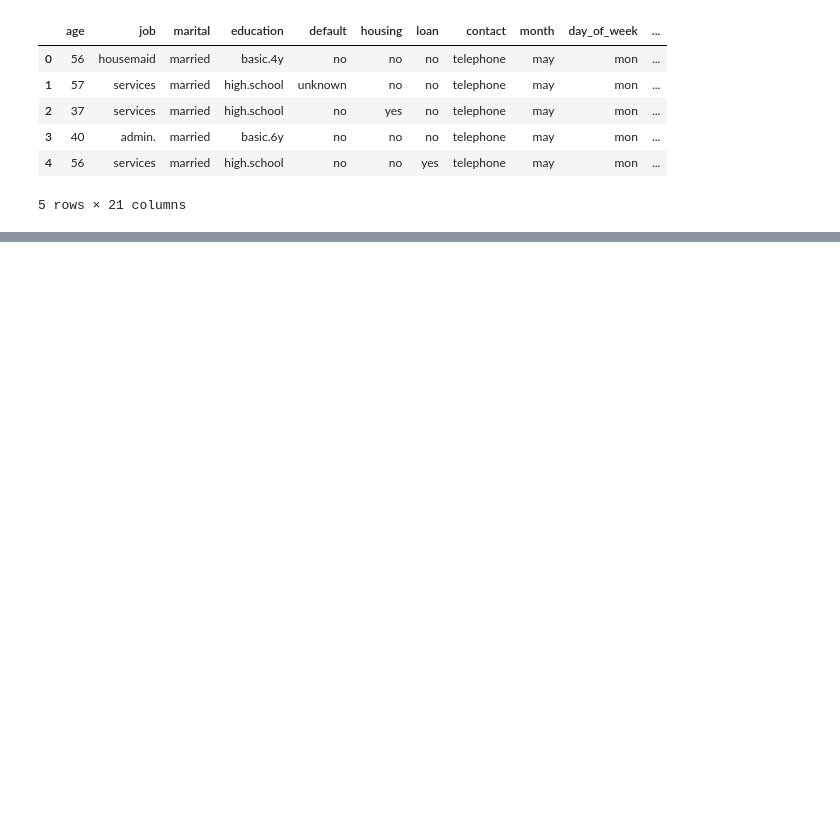
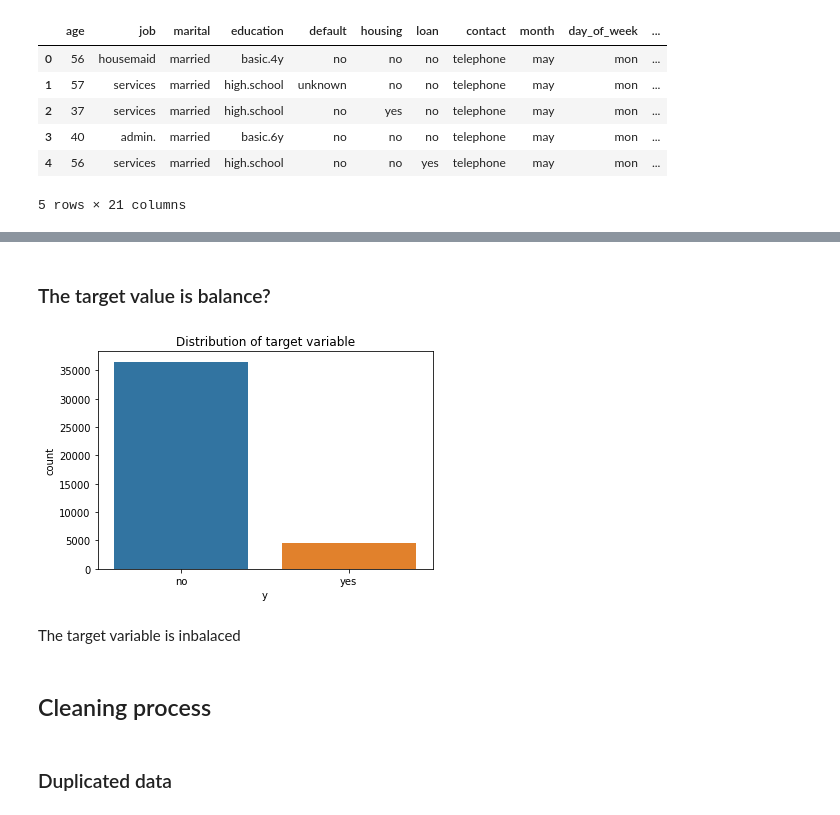
Before and after one commit to karenL26/logistic-regression-project, a Jupyter notebook: src/explore.ipynb, the cells around one changed output, grey strips where cells are left out. Drawn from its saved outputs; the diff is of its cells as text; code cells hidden in the pictures; blank space fills up the shorter version.

```diff
--- a/src/explore.ipynb
+++ b/src/explore.ipynb
@@ -15,6 +25,7 @@ import seaborn as sns
 # %%
-df = pd.read_csv('https://raw.githubusercontent.com/4GeeksAcademy/logistic-regression-project-tutorial/main/bank-marketing-campaign-data.csv', sep=';')
-df.head()
+# Downloading the data
+df_raw = pd.read_csv('https://raw.githubusercontent.com/4GeeksAcademy/logistic-regression-project-tutorial/main/bank-marketing-campaign-data.csv', sep=';')
+df_raw.head()
 # %% [output]
 |  | age | job | marital | education | default | housing | loan | contact | month | day_of_week | ... |
 | 0 | 56 | housemaid | married | basic.4y | no | no | no | telephone | may | mon | ... |
@@ -25,0 +194,14 @@ df.head()
+# %% [markdown]
+### The target value is balance?
+# %%
+# Distribution of traget variable
+
+sns.countplot(x=df_raw['y'], data=df_raw)
+plt.title('Distribution of target variable')
+plt.show()
+# %% [output]
+[figure, added]
+# %% [markdown]
+The target variable is inbalaced
+# %% [markdown]
+## Cleaning process
@@ -25,0 +210,2 @@ df.head()
+# %% [markdown]
+### Duplicated data
```
Also changed, not shown: parts of 79 cells of this notebook, 3 other files.
